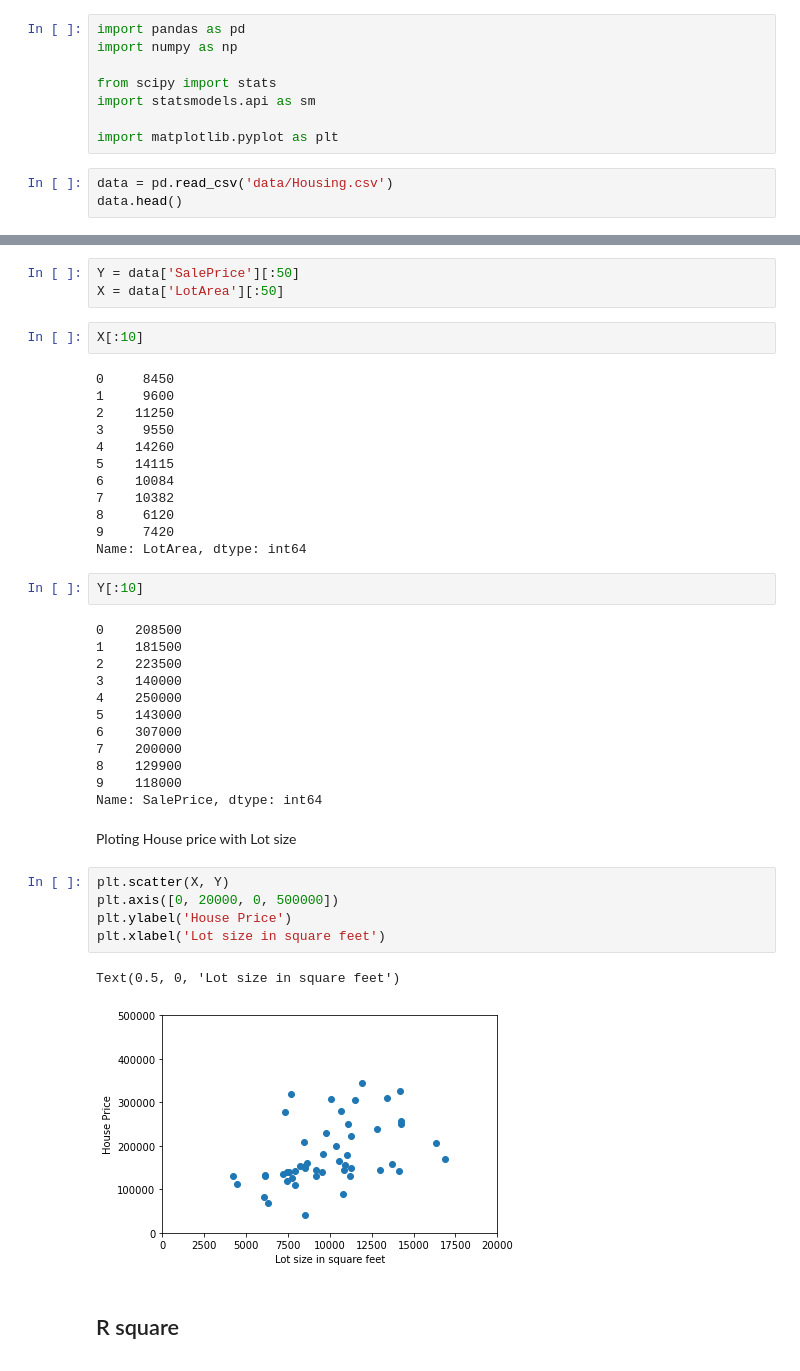
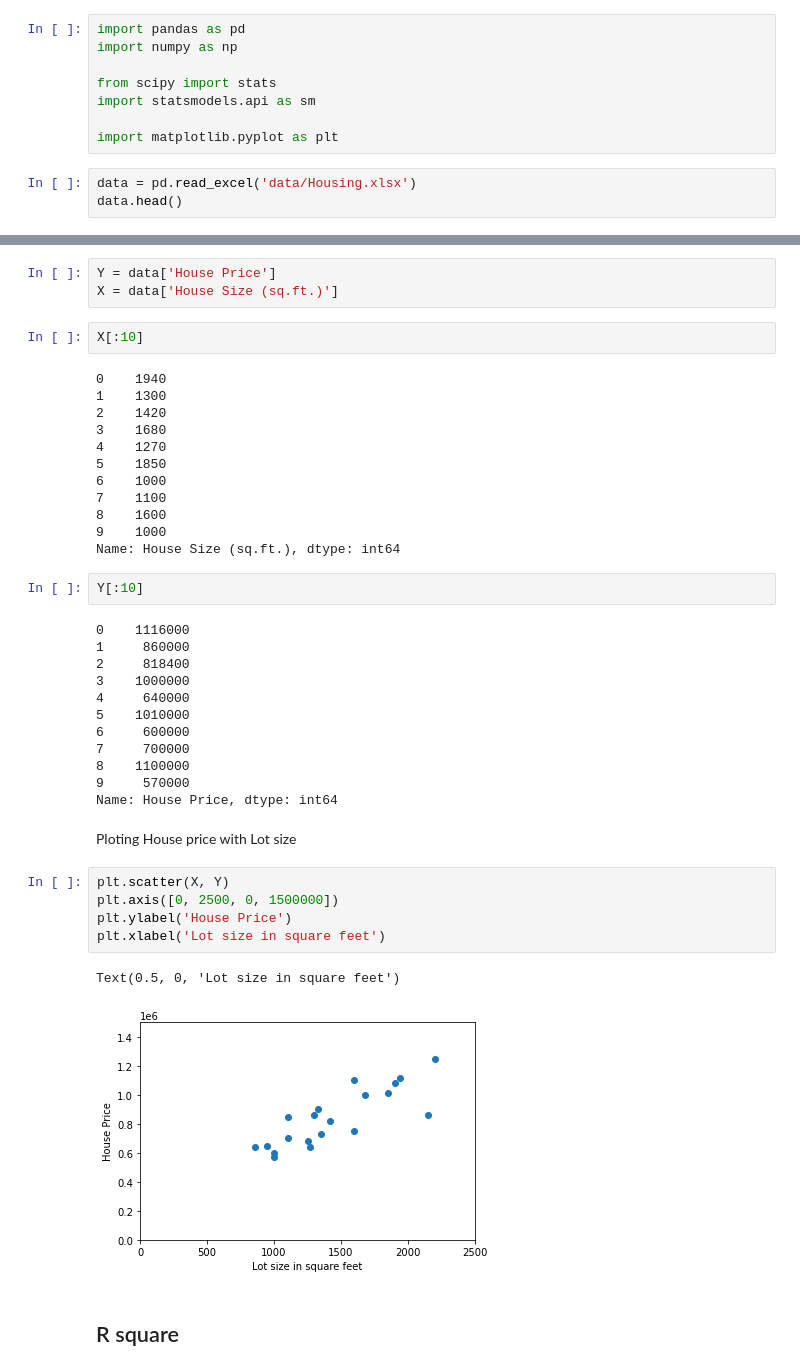
Before and after one commit to rkstu/finance-and-stock-data-analysis, a Jupyter notebook: 4. Regression Analysis.ipynb, the cells around one changed output, grey strips where cells are left out. Saved outputs shown, nothing was run; the diff lists cells and outputs as text.

```diff
--- a/4. Regression Analysis.ipynb
+++ b/4. Regression Analysis.ipynb
@@ -15,6 +16,6 @@ import statsmodels.api as sm
 
 import matplotlib.pyplot as plt
 # %%
-data = pd.read_csv('data/Housing.csv')
+data = pd.read_excel('data/Housing.xlsx')
 data.head()
 # %% [output]
@@ -50,44 +55,44 @@ data[['SalePrice', 'LotArea']]
 # %%
-Y = data['SalePrice'][:50]
-X = data['LotArea'][:50]
+Y = data['House Price']
+X = data['House Size (sq.ft.)']
 # %%
 X[:10]
 # %% [output]
-0     8450
-1     9600
-2    11250
-3     9550
-4    14260
-5    14115
-6    10084
-7    10382
-8     6120
-9     7420
-Name: LotArea, dtype: int64
+0    1940
+1    1300
+2    1420
+3    1680
+4    1270
+5    1850
+6    1000
+7    1100
+8    1600
+9    1000
+Name: House Size (sq.ft.), dtype: int64
 # %%
 Y[:10]
 # %% [output]
-0    208500
-1    181500
-2    223500
-3    140000
-4    250000
-5    143000
-6    307000
-7    200000
-8    129900
-9    118000
-Name: SalePrice, dtype: int64
+0    1116000
+1     860000
+2     818400
+3    1000000
+4     640000
+5    1010000
+6     600000
+7     700000
+8    1100000
+9     570000
+Name: House Price, dtype: int64
 # %% [markdown]
 Ploting House price with Lot size
 # %%
 plt.scatter(X, Y)
-plt.axis([0, 20000, 0, 500000])
+plt.axis([0, 2500, 0, 1500000])
 plt.ylabel('House Price')
 plt.xlabel('Lot size in square feet')
 # %% [output]
 Text(0.5, 0, 'Lot size in square feet')
-[figure, old version]
+[figure, new version]
 # %% [markdown]
 ## R square
 # %% [markdown]
```
Also changed, not shown: parts of 22 cells of this notebook, 4 other files.
